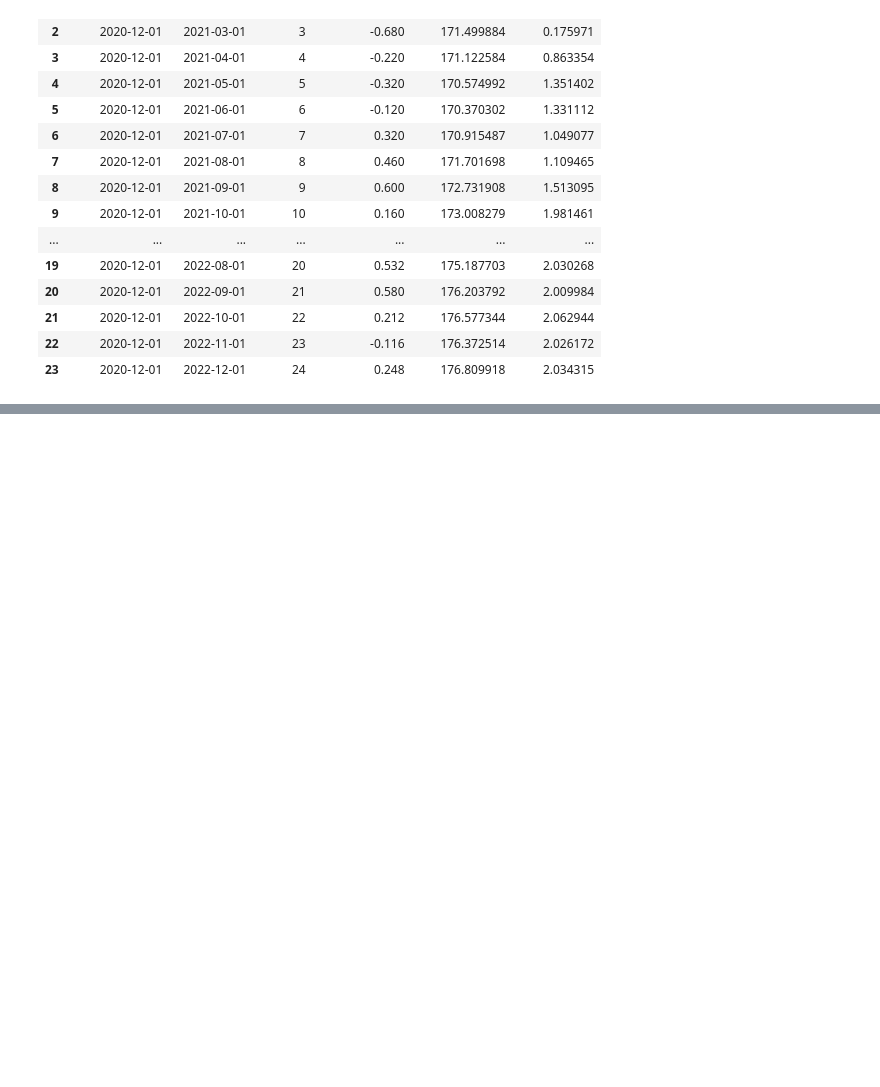
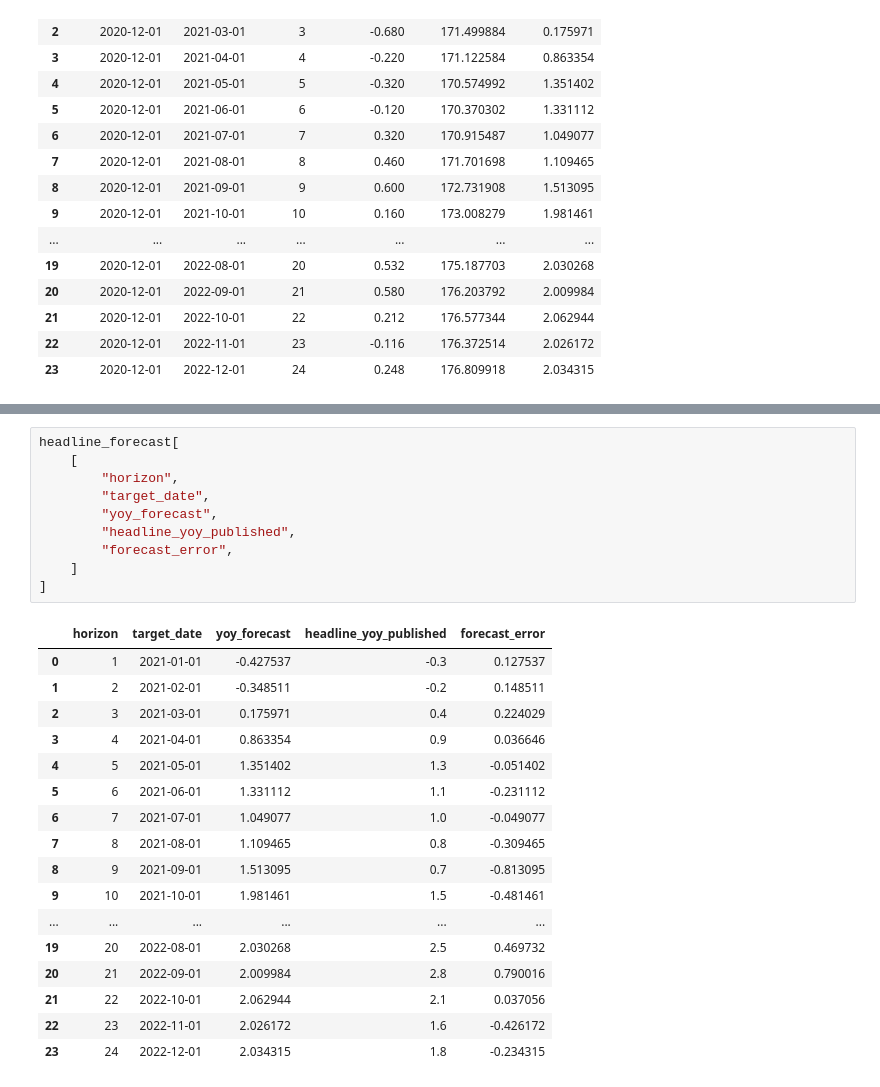
Before and after one commit to DarrenTay3142/DS607-Project---China-Inflation-Forecasting, a Jupyter notebook: notebooks/02_operational_benchmark.ipynb, the cells around one changed output, grey strips where cells are left out. Saved outputs shown, nothing was run; the diff lists cells and outputs as text; blank space fills up the shorter version.

```diff
--- a/notebooks/02_operational_benchmark.ipynb
+++ b/notebooks/02_operational_benchmark.ipynb
@@ -65,0 +143,28 @@ headline_result.forecast
+# %%
+headline_forecast[
+    [
+        "horizon",
+        "target_date",
+        "yoy_forecast",
+        "headline_yoy_published",
+        "forecast_error",
+    ]
+]
+# %% [output]
+|  | horizon | target_date | yoy_forecast | headline_yoy_published | forecast_error |
+| 0 | 1 | 2021-01-01 | -0.427537 | -0.3 | 0.127537 |
+| 1 | 2 | 2021-02-01 | -0.348511 | -0.2 | 0.148511 |
+| 2 | 3 | 2021-03-01 | 0.175971 | 0.4 | 0.224029 |
+| 3 | 4 | 2021-04-01 | 0.863354 | 0.9 | 0.036646 |
+| 4 | 5 | 2021-05-01 | 1.351402 | 1.3 | -0.051402 |
+| 5 | 6 | 2021-06-01 | 1.331112 | 1.1 | -0.231112 |
+| 6 | 7 | 2021-07-01 | 1.049077 | 1.0 | -0.049077 |
+| 7 | 8 | 2021-08-01 | 1.109465 | 0.8 | -0.309465 |
+| 8 | 9 | 2021-09-01 | 1.513095 | 0.7 | -0.813095 |
+| 9 | 10 | 2021-10-01 | 1.981461 | 1.5 | -0.481461 |
+| ... | ... | ... | ... | ... | ... |
+| 19 | 20 | 2022-08-01 | 2.030268 | 2.5 | 0.469732 |
+| 20 | 21 | 2022-09-01 | 2.009984 | 2.8 | 0.790016 |
+| 21 | 22 | 2022-10-01 | 2.062944 | 2.1 | 0.037056 |
+| 22 | 23 | 2022-11-01 | 2.026172 | 1.6 | -0.426172 |
+| 23 | 24 | 2022-12-01 | 2.034315 | 1.8 | -0.234315 |
```
Also changed, not shown: parts of 5 cells of this notebook, 4 other files.
